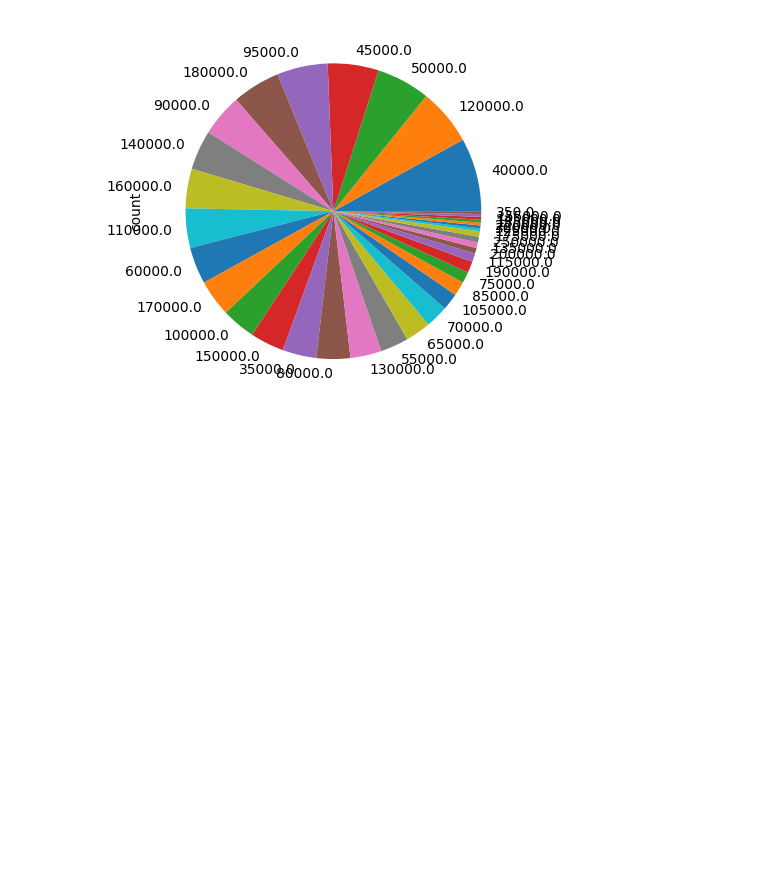
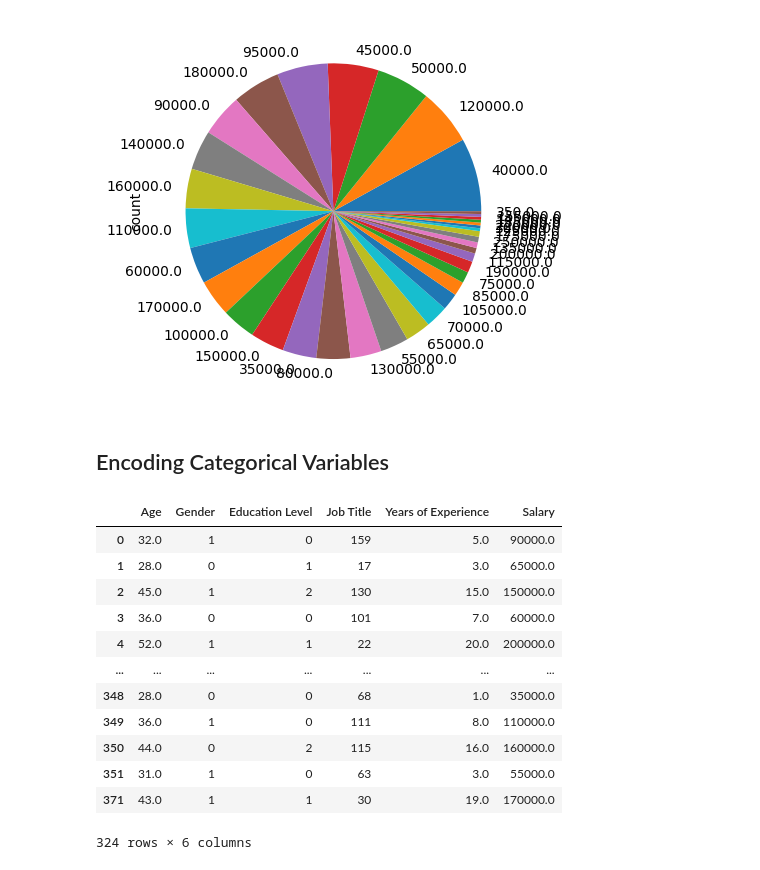
Before and after one commit to vinaygupta88/Empl-Salary-Predection, a Jupyter notebook: Training Files/Emp-Salary-Prediction.ipynb, the cells around one changed output. Drawn from its saved outputs; the diff is of its cells as text; code cells hidden in the pictures; blank space fills up the shorter version.

Commit message:
Encoding Categorical Variables

```diff
--- a/Training Files/Emp-Salary-Prediction.ipynb
+++ b/Training Files/Emp-Salary-Prediction.ipynb
@@ -183,3 +183,5 @@ df['Salary'].value_counts().plot(kind = 'pie')
 # %% [output]
 <Axes: ylabel='count'>
 [figure]
+# %% [markdown]
+## Encoding Categorical Variables
@@ -185,0 +191,27 @@ df['Salary'].value_counts().plot(kind = 'pie')
+# %%
+# All Categorical data is encoded in form of numeric data
+# Gender= 0-male , 1-female
+# Education Level [ (0-Bachelor's), (1-Master's)  (2-PhD)  ]
+
+
+categorical_cols = df.select_dtypes(include='object').columns
+label_encoders = {}
+for col in categorical_cols:
+    le = LabelEncoder()
+    df[col] = le.fit_transform(df[col])
+    label_encoders[col] = le
+df
+# %% [output]
+|  | Age | Gender | Education Level | Job Title | Years of Experience | Salary |
+| 0 | 32.0 | 1 | 0 | 159 | 5.0 | 90000.0 |
+| 1 | 28.0 | 0 | 1 | 17 | 3.0 | 65000.0 |
+| 2 | 45.0 | 1 | 2 | 130 | 15.0 | 150000.0 |
+| 3 | 36.0 | 0 | 0 | 101 | 7.0 | 60000.0 |
+| 4 | 52.0 | 1 | 1 | 22 | 20.0 | 200000.0 |
+| ... | ... | ... | ... | ... | ... | ... |
+| 348 | 28.0 | 0 | 0 | 68 | 1.0 | 35000.0 |
+| 349 | 36.0 | 1 | 0 | 111 | 8.0 | 110000.0 |
+| 350 | 44.0 | 0 | 2 | 115 | 16.0 | 160000.0 |
+| 351 | 31.0 | 1 | 0 | 63 | 3.0 | 55000.0 |
+| 371 | 43.0 | 1 | 1 | 30 | 19.0 | 170000.0 |
+324 rows × 6 columns
```
Also changed, not shown: parts of 1 cell of this notebook.
